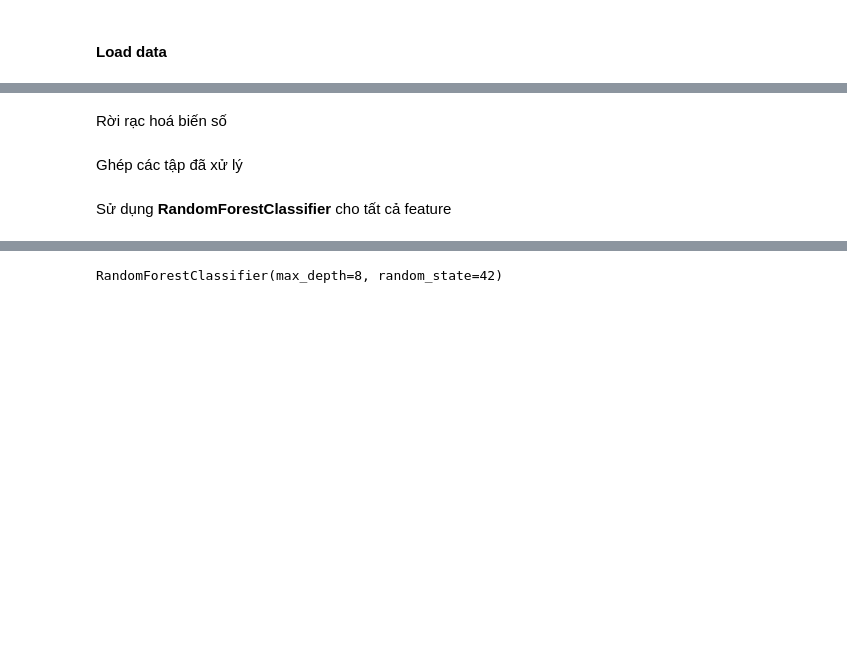
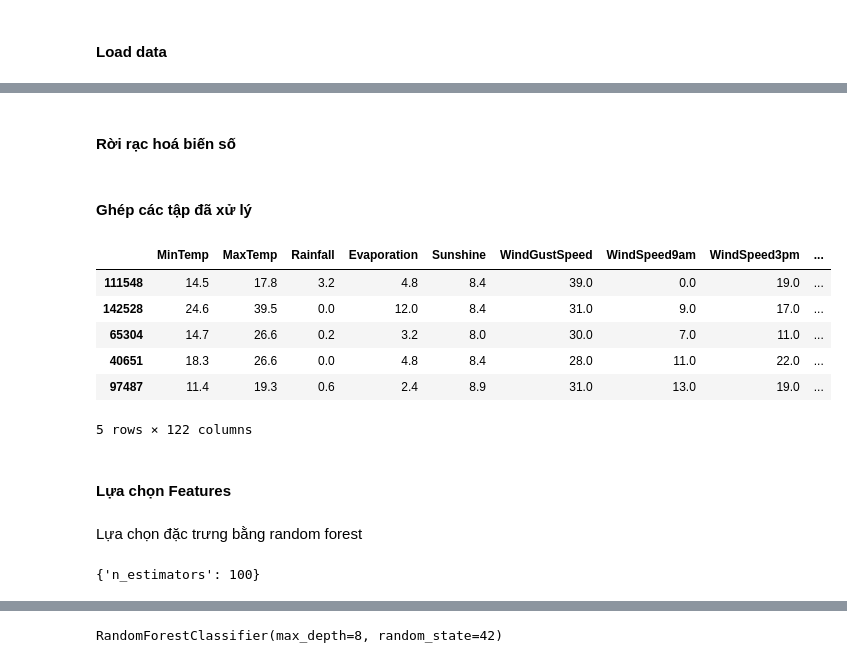
Before and after one commit to aidino/funix, a Jupyter notebook: assignments/c3-classification/assignment-1/hv_asm_1.ipynb, the cells around one changed output, grey strips where cells are left out. Saved outputs shown, nothing was run; the diff lists cells and outputs as text; code cells hidden in the pictures; blank space fills up the shorter version.

```diff
--- a/assignments/c3-classification/assignment-1/hv_asm_1.ipynb
+++ b/assignments/c3-classification/assignment-1/hv_asm_1.ipynb
@@ -406,18 +466,18 @@ Mã hoá biến nhị phân cho RainToday
 # %%
-from pyexpat.model import XML_CQUANT_NONE
+
 import category_encoders as ce
 
 encoder = ce.BinaryEncoder(cols=['RainToday'])
 
-X_train_target = encoder.fit_transform(X_train)
-col_categorical = ['Location', 'WindGustDir', 'WindDir9am', 'WindDir3pm']
+X_train_target = encoder.fit_transform(X_train_1)
+col_categorical = ['Location','WindGustDir', 'WindDir9am', 'WindDir3pm']
 X_train_categorical = pd.concat([X_train_target[['RainToday_0', 'RainToday_1']],
-                      pd.get_dummies(X_train[col_categorical])], axis=1)
+                      pd.get_dummies(X_train_1[col_categorical])], axis=1)
 
-X_test_target = encoder.transform(X_test)
+X_test_target = encoder.transform(X_test_1)
 X_test_categorical = pd.concat([X_test_target[['RainToday_0', 'RainToday_1']],
-                     pd.get_dummies(X_test[col_categorical])], axis=1)
+                     pd.get_dummies(X_test_1[col_categorical])], axis=1)
 
-X_valid_target = encoder.transform(X_valid)
+X_valid_target = encoder.transform(X_valid_1)
 X_valid_categorical = pd.concat([X_valid_target[['RainToday_0', 'RainToday_1']],
-                     pd.get_dummies(X_valid[col_categorical])], axis=1)
+                     pd.get_dummies(X_valid_1[col_categorical])], axis=1)
@@ -424,3 +494,3 @@ X_valid_categorical = pd.concat([X_valid_target[['RainToday_0', 'RainToday_1']],
 # %% [markdown]
-Rời rạc hoá biến số
+#### Rời rạc hoá biến số
 # %%
@@ -434,8 +504,30 @@ X_valid_numerical = disc.transform(X_valid[numerical])
 # %% [markdown]
-Ghép các tập đã xử lý
+#### Ghép các tập đã xử lý
 # %%
-train = pd.concat([X_train_numerical, X_train_categorical], axis=1)
-test = pd.concat([X_test_numerical, X_test_categorical], axis=1)
-valid = pd.concat([X_valid_numerical, X_valid_categorical], axis=1)
+train = pd.concat([X_train_1[numerical], X_train_categorical], axis=1)
+test = pd.concat([X_test_1[numerical], X_test_categorical], axis=1)
+valid = pd.concat([X_valid_1[numerical], X_valid_categorical], axis=1)
-# %% [markdown]
-Sử dụng **RandomForestClassifier** cho tất cả feature
+# %%
+train.head()
+# %% [output]
+|  | MinTemp | MaxTemp | Rainfall | Evaporation | Sunshine | WindGustSpeed | WindSpeed9am | WindSpeed3pm | ... |
+| 111548 | 14.5 | 17.8 | 3.2 | 4.8 | 8.4 | 39.0 | 0.0 | 19.0 | ... |
+| 142528 | 24.6 | 39.5 | 0.0 | 12.0 | 8.4 | 31.0 | 9.0 | 17.0 | ... |
+| 65304 | 14.7 | 26.6 | 0.2 | 3.2 | 8.0 | 30.0 | 7.0 | 11.0 | ... |
+| 40651 | 18.3 | 26.6 | 0.0 | 4.8 | 8.4 | 28.0 | 11.0 | 22.0 | ... |
+| 97487 | 11.4 | 19.3 | 0.6 | 2.4 | 8.9 | 31.0 | 13.0 | 19.0 | ... |
+5 rows × 122 columns
+# %% [markdown]
+#### Lựa chọn Features
+# %% [markdown]
+Lựa chọn đặc trưng bằng random forest
+# %%
+parameters = {'n_estimators': [10, 20, 50, 100]}
+randomForestModel = RandomForestClassifier(random_state=10)
+grid = GridSearchCV(randomForestModel, parameters, cv=5)
+grid.fit(train, y_train)
+grid.best_params_
+
+# {'n_estimators': 100}
+# %% [output]
+{'n_estimators': 100}
```
Also changed, not shown: parts of 53 cells of this notebook.
